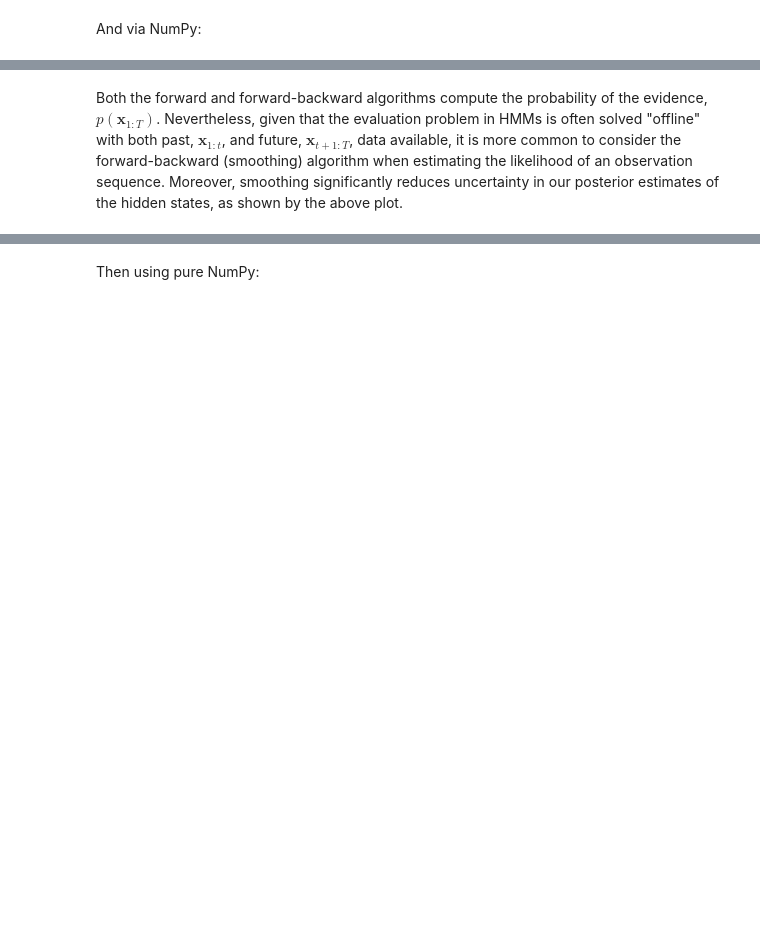
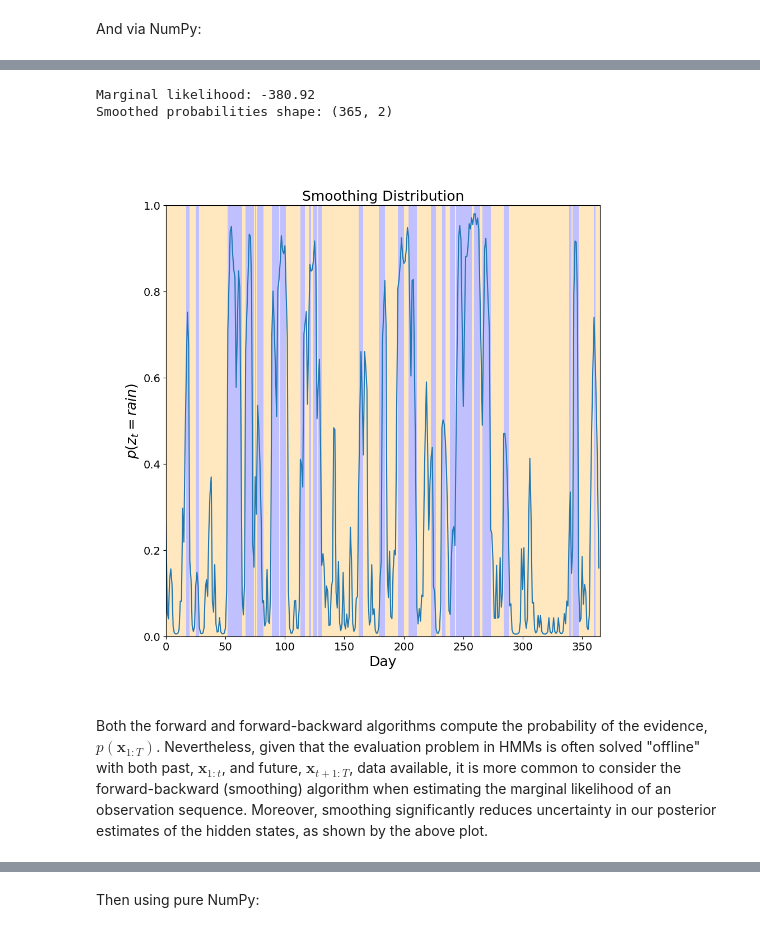
Before and after one commit to mazrk7/machine_learning_resources, a Jupyter notebook: notebooks/dynamic_bayes_nets/hmm.ipynb, the cells around one changed output, grey strips where cells are left out. Drawn from its saved outputs; the diff is of its cells as text; code cells hidden in the pictures; blank space fills up the shorter version.

```diff
--- a/notebooks/dynamic_bayes_nets/hmm.ipynb
+++ b/notebooks/dynamic_bayes_nets/hmm.ipynb
@@ -476,5 +508,43 @@ Smoothed probabilities shape: (365, 2)
+# %%
+# Forward-backward algorithm
+def fb_algo(theta, emissions):
+    T = emissions.shape[0]
+    K = theta['pi'].shape[0]
+
+    # Run the forward algorithm
+    log_norm, filtered_probs = forward_algo(theta, emissions)
+
+    # Computes log p(x_t | z_t), returning a (T, K) log likelihood matrix
+    log_lld = np.log(theta['B'][:, emissions.squeeze(1)].T)
+
+    backward_probs = np.empty(shape=(T, K), dtype=np.float64)
+    # Get initial beta (base case is probability of a non-event, i.e., 1)
+    backward_probs[T-1] = 1.0
+    smoothed_probs = np.empty(shape=(T, K), dtype=np.float64)
+    smoothed_probs[T-1, :] = filtered_probs[-1]
+
+    # Smoothing procedure
+    for t in range(T-2, -1, -1):
+        # Compute recursively the betas: A(lambda_t * beta_t)
+        relative_probs_next, _ = condition_on(log_lld[t+1], backward_probs[t+1])
+        backward_probs[t] = theta['A'].dot(relative_probs_next)
+
+        # Smoothed posterior probabilities combine forward and backward variables: normalize(alpha_t * beta_t)
+        smoothed_probs[t], _ = condition_on(np.log(filtered_probs[t]), backward_probs[t])
+
+    return log_norm, filtered_probs, backward_probs, smoothed_probs
+
+log_probs, forward_probs, backward_probs, smoothed_probs = fb_algo(weather_hmm_params, x)
+print(f"Marginal likelihood: {log_probs: .2f}")
+print(f"Smoothed probabilities shape: {smoothed_probs.shape}")
+
+plot_posterior_probs(smoothed_probs, z, title="Smoothing Distribution")
+# %% [output]
+Marginal likelihood: -380.92
+Smoothed probabilities shape: (365, 2)
+[figure, added]
 # %% [markdown]
-Both the forward and forward-backward algorithms compute the probability of the evidence, $p(\mathbf{x}_{1:T})$. Nevertheless, given that the evaluation problem in HMMs is often solved "offline" with both past, $\mathbf{x}_{1:t}$, and future, $\mathbf{x}_{t+1:T}$, data available, it is more common to consider the forward-backward (smoothing) algorithm when estimating the likelihood of an observation sequence. Moreover, smoothing significantly reduces uncertainty in our posterior estimates of the hidden states, as shown by the above plot.
+Both the forward and forward-backward algorithms compute the probability of the evidence, $p(\mathbf{x}_{1:T})$. Nevertheless, given that the evaluation problem in HMMs is often solved "offline" with both past, $\mathbf{x}_{1:t}$, and future, $\mathbf{x}_{t+1:T}$, data available, it is more common to consider the forward-backward (smoothing) algorithm when estimating the marginal likelihood of an observation sequence. Moreover, smoothing significantly reduces uncertainty in our posterior estimates of the hidden states, as shown by the above plot.
 # %% [markdown]
 ### The Decoding Problem: Viterbi Algorithm
 
```
Also changed, not shown: parts of 35 cells of this notebook.
